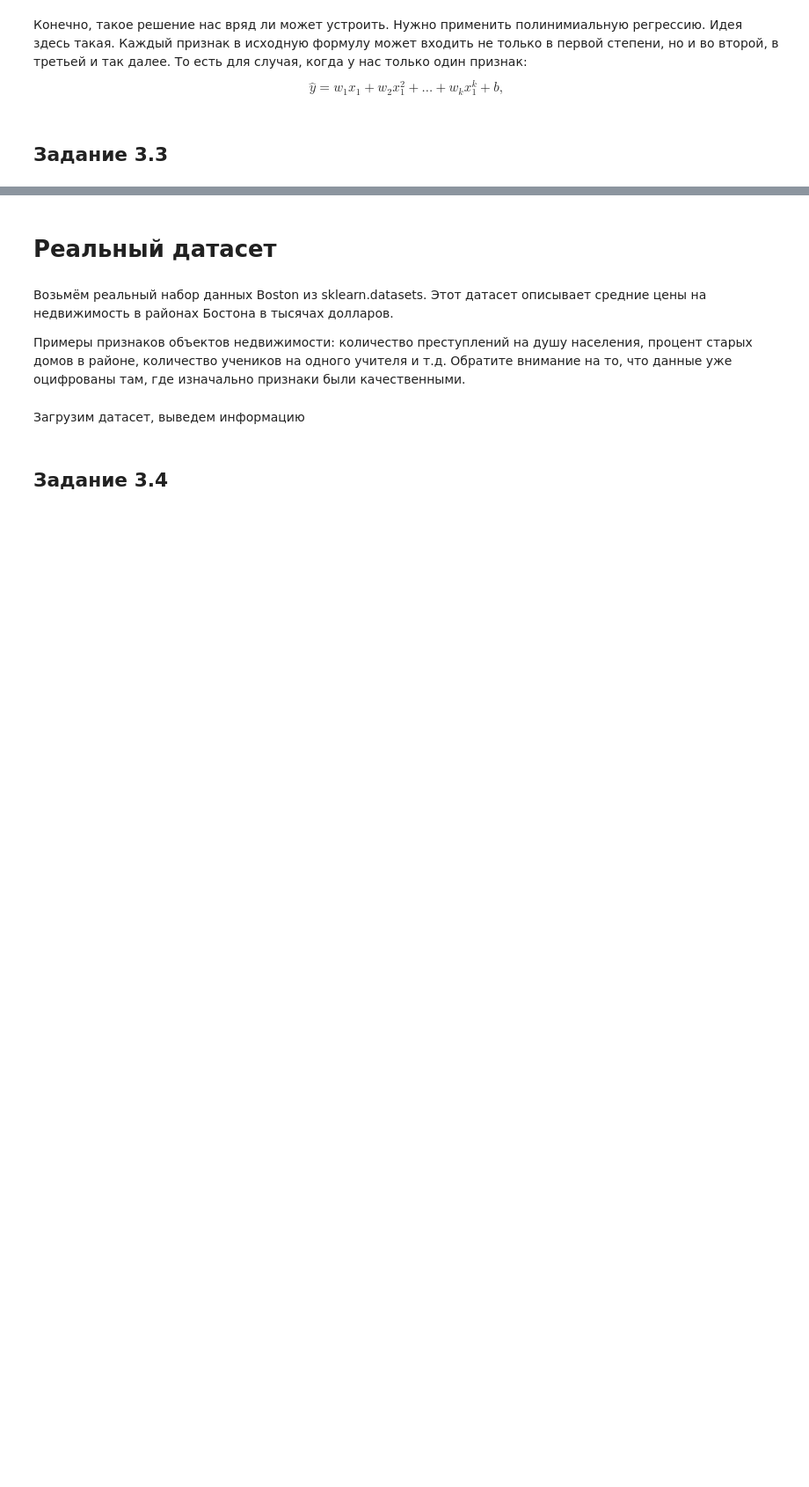
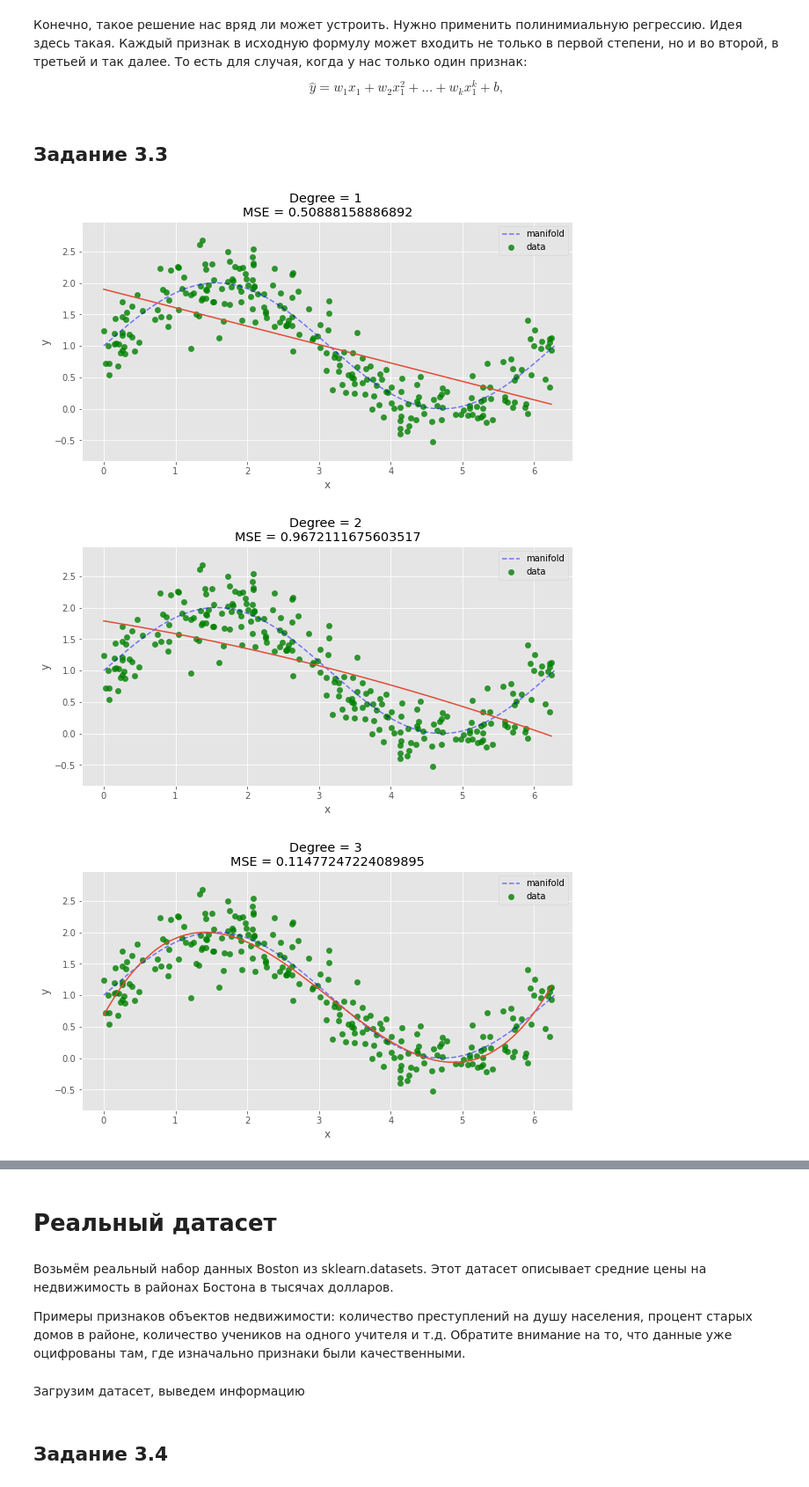
Before and after one commit to I-SER-I/I-SER-I-ITMO-ML-5-sem, a Jupyter notebook: Lab3(1).ipynb, the cells around one changed output, grey strips where cells are left out. Shown at 88% size. Drawn from its saved outputs; the diff is of its cells as text; code cells hidden in the pictures; blank space fills up the shorter version.

```diff
--- a/Lab3(1).ipynb
+++ b/Lab3(1).ipynb
@@ -101,0 +167,33 @@ from sklearn.preprocessing import PolynomialFeatures
+# %%
+from sklearn.preprocessing import PolynomialFeatures
+from sklearn.pipeline import Pipeline
+from sklearn.model_selection import cross_val_score
+
+### Реализуйте полиномиальную регрессию. Сделайте визуализацию для полиномов разных степеней.
+### Полином какой степени подходит больше других? Почему?
+
+def plot_builder(i):
+  plt.figure(figsize=(10, 5))
+  margin = 0.3
+  plt.plot(data['support'], data['values'], 'b--', alpha=0.5, label='manifold')
+  plt.scatter(data['x_train'], data['y_train'], 40, 'g', 'o', alpha=0.8, label='data')
+  plt.xlim(data['x_train'].min() - margin, data['x_train'].max() + margin)
+  plt.ylim(data['y_train'].min() - margin, data['y_train'].max() + margin)
+  plt.legend(loc='upper right')
+  plt.xlabel('x')
+  plt.ylabel('y')
+  polynomial_regression = Pipeline([('polynomial_features', PolynomialFeatures(degree=i)),('linear_regression', LinearRegression())])
+  polynomial_regression.fit(data['x_train'].reshape(-1, 1), data['y_train'])
+  scores = cross_val_score(polynomial_regression, data['x_train'].reshape(-1, 1), data['y_train'], scoring="neg_mean_squared_error", cv=10)
+  plt.title('Degree = {} \nMSE = {}'.format(i, -scores.mean()))
+  plt.plot(data['x_train'], polynomial_regression.predict(data['x_train'].reshape(-1, 1)), label='predicted')
+  plt.show()
+  return -scores.mean(), i
+# %%
+poly = []
+for i in range(1, 15):
+   poly.append(plot_builder(i))
+# %% [output]
+[figure, added]
+[figure, added]
+[figure, added]
```
Also changed, not shown: parts of 18 cells of this notebook.
